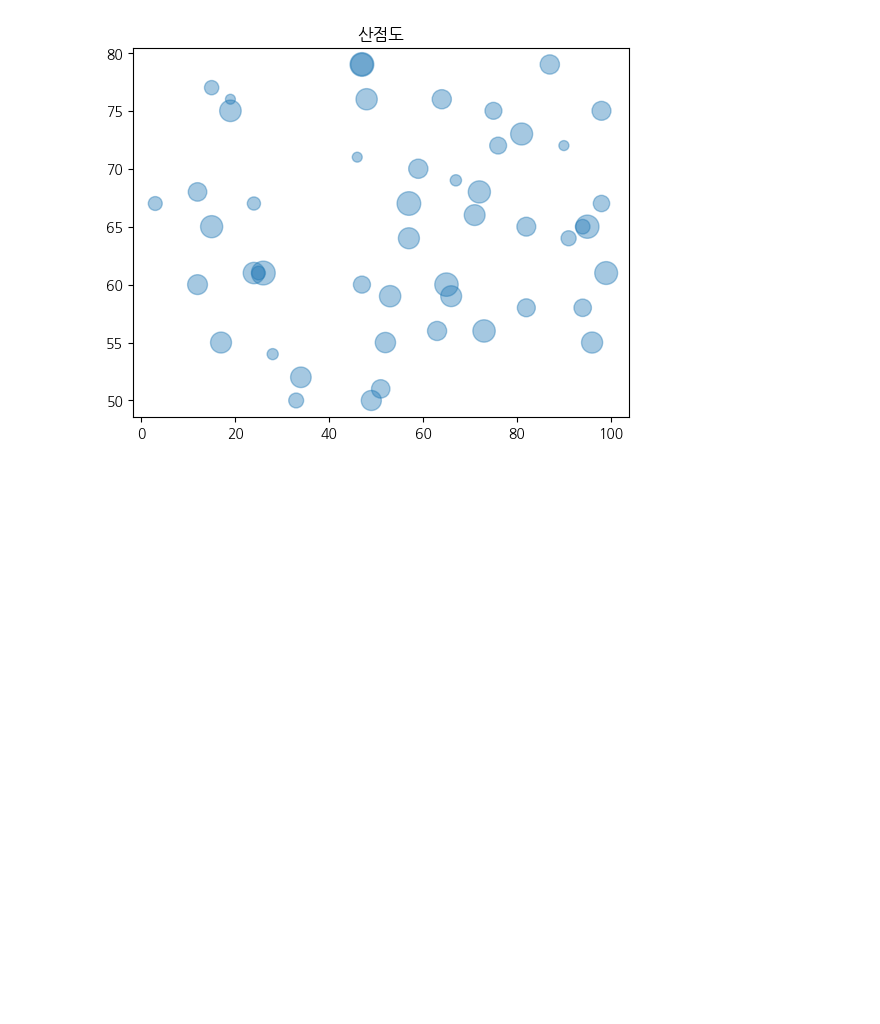
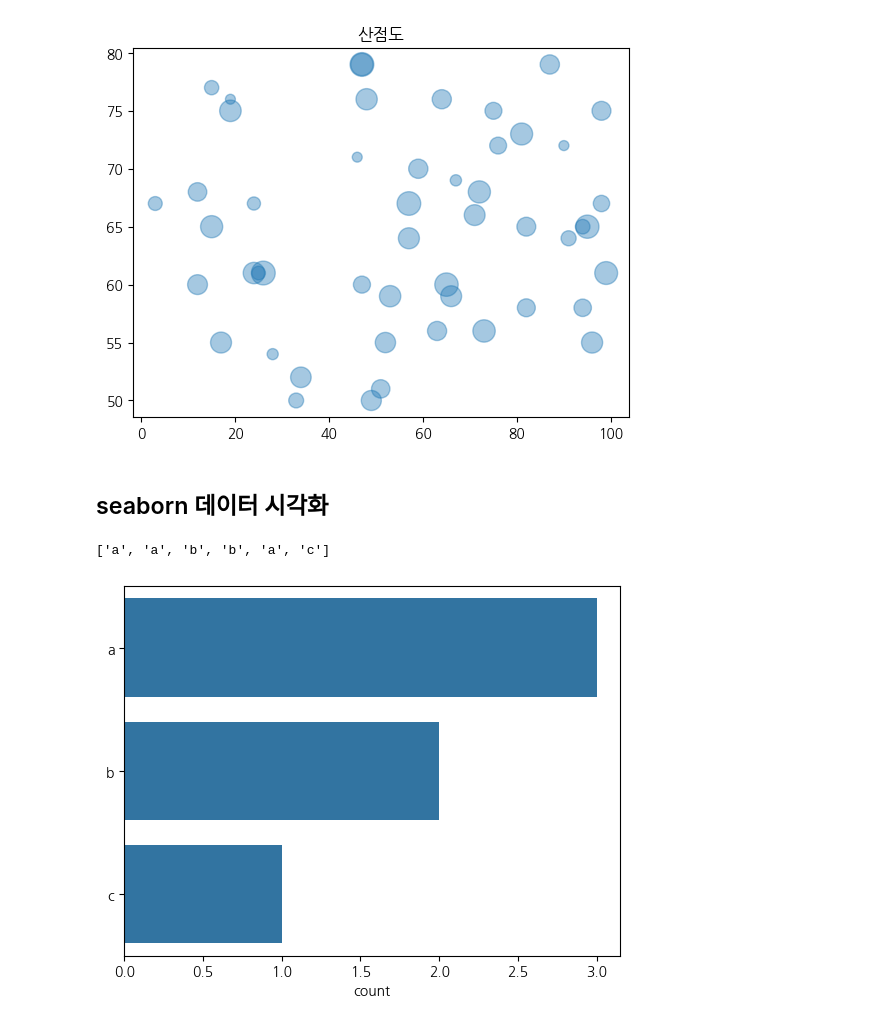
Before and after one commit to whj0406/2024-1-my-BDA, a Jupyter notebook: inclass/01w_0312_tue_bigdata_basic.ipynb, the cells around one changed output. Cells and saved outputs as stored; diff of their text form; code cells hidden in the pictures; blank space fills up the shorter version.

```diff
--- a/inclass/01w_0312_tue_bigdata_basic.ipynb
+++ b/inclass/01w_0312_tue_bigdata_basic.ipynb
@@ -79,6 +79,15 @@ plt.scatter(x, y, s=s, alpha= .4)
 plt.title('산점도');
 # %% [output]
 [figure]
+# %% [markdown]
+## seaborn 데이터 시각화
 # %%
-var = ['a', 'a', 'b', 'c']
+var = ['a', 'a', 'b','b','a', 'c']
 var
+# %% [output]
+['a', 'a', 'b', 'b', 'a', 'c']
+# %%
+import seaborn as sns
+sns.countplot(var);
+# %% [output]
+[figure, added]
```
Also changed, not shown: parts of 4 cells of this notebook.
